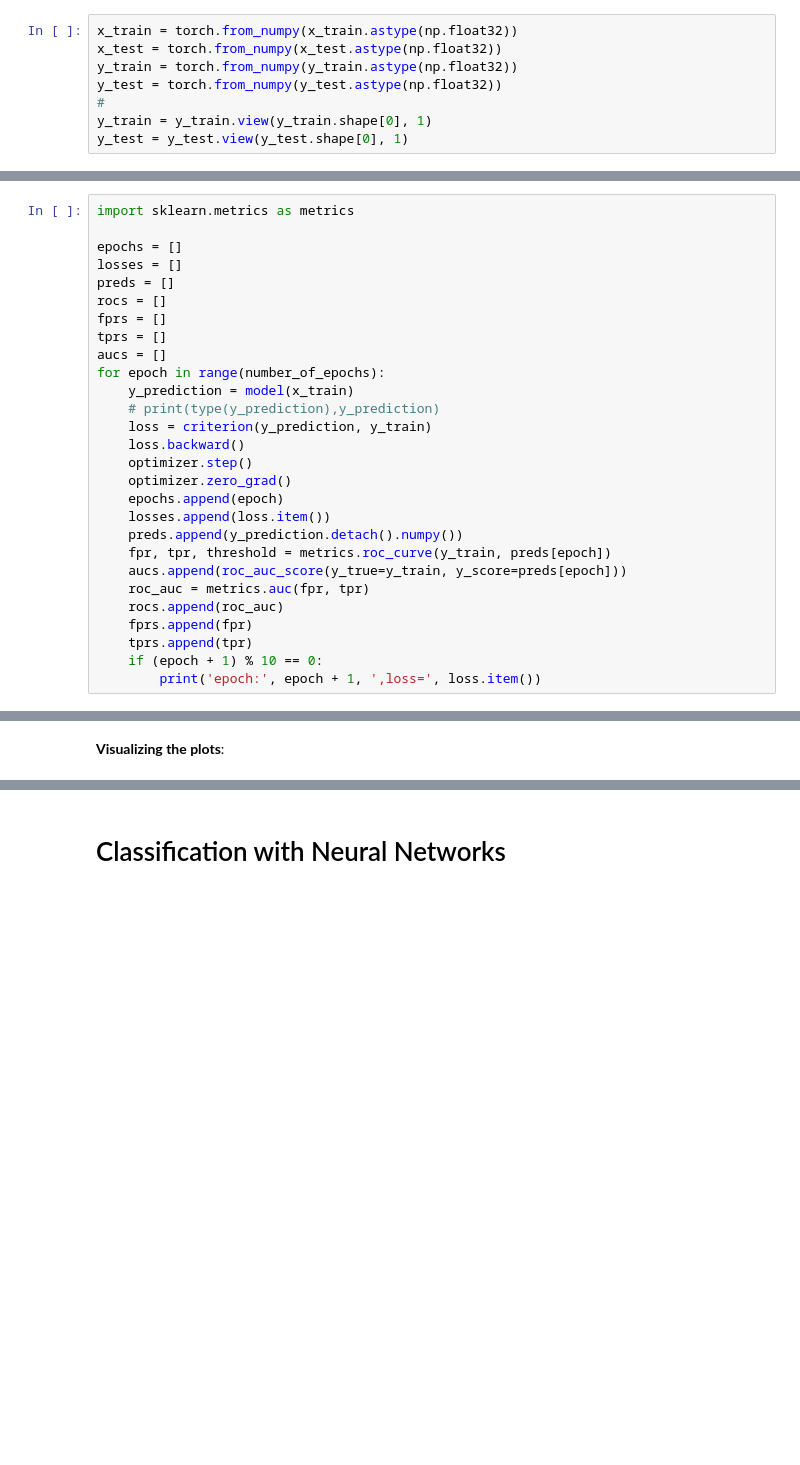
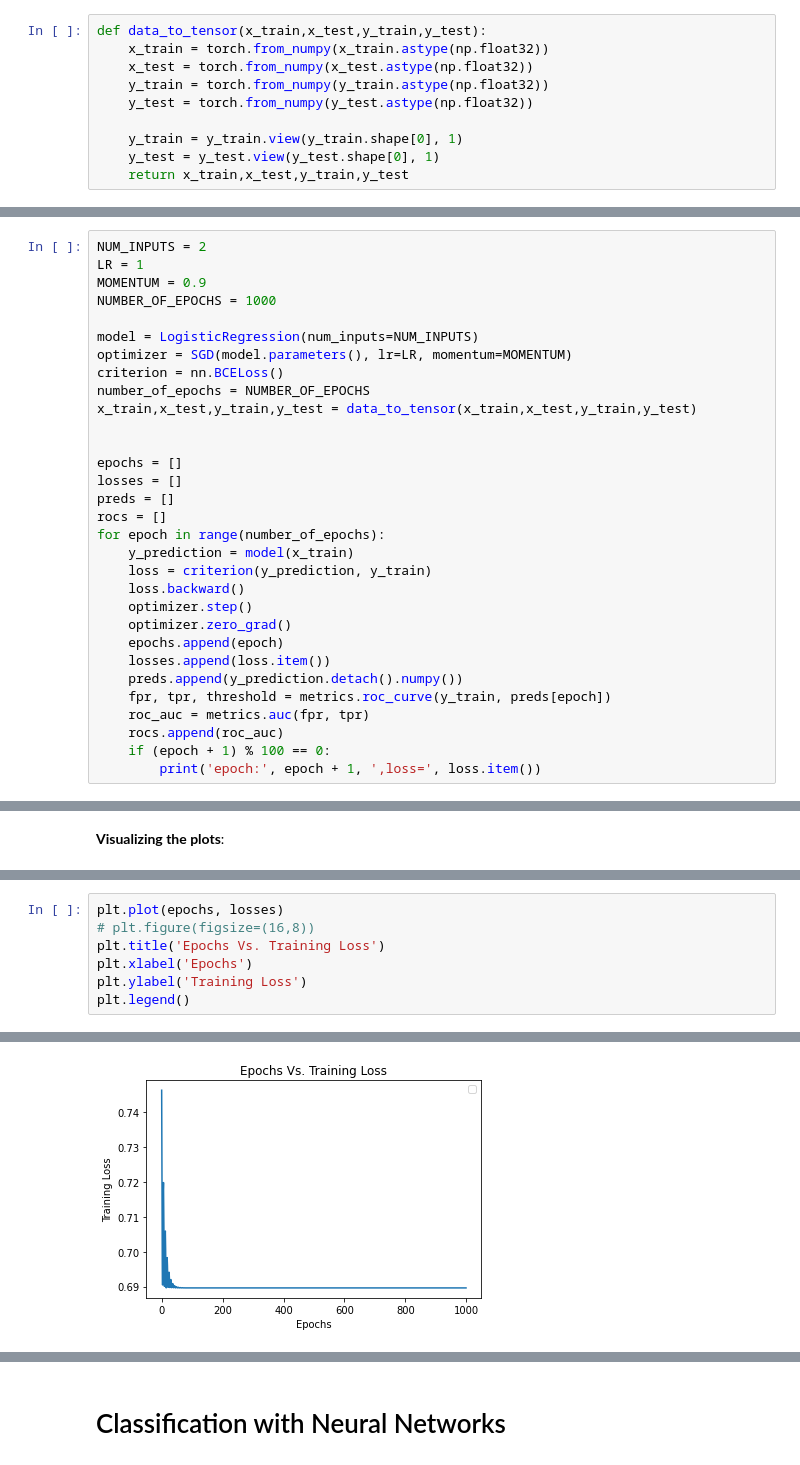
Before and after one commit to danieldemayo/DeepLearning, a Jupyter notebook: EX_1_TAU .ipynb, the cells around one changed output, grey strips where cells are left out. Saved outputs shown, nothing was run; the diff lists cells and outputs as text; blank space fills up the shorter version.

Commit message:
arranged the code of log reg part and allining all data before theortical q7

```diff
--- a/EX_1_TAU .ipynb
+++ b/EX_1_TAU .ipynb
@@ -75,8 +71,10 @@ import torch
 # %%
-x_train = torch.from_numpy(x_train.astype(np.float32))
-x_test = torch.from_numpy(x_test.astype(np.float32))
-y_train = torch.from_numpy(y_train.astype(np.float32))
-y_test = torch.from_numpy(y_test.astype(np.float32))
-#
-y_train = y_train.view(y_train.shape[0], 1)
-y_test = y_test.view(y_test.shape[0], 1)
+def data_to_tensor(x_train,x_test,y_train,y_test):
+    x_train = torch.from_numpy(x_train.astype(np.float32))
+    x_test = torch.from_numpy(x_test.astype(np.float32))
+    y_train = torch.from_numpy(y_train.astype(np.float32))
+    y_test = torch.from_numpy(y_test.astype(np.float32))
+
+    y_train = y_train.view(y_train.shape[0], 1)
+    y_test = y_test.view(y_test.shape[0], 1)
+    return x_train,x_test,y_train,y_test
@@ -100,16 +81,22 @@ number_of_epochs = 1000
 # %%
-import sklearn.metrics as metrics
+NUM_INPUTS = 2
+LR = 1
+MOMENTUM = 0.9
+NUMBER_OF_EPOCHS = 1000
+
+model = LogisticRegression(num_inputs=NUM_INPUTS)
+optimizer = SGD(model.parameters(), lr=LR, momentum=MOMENTUM)
+criterion = nn.BCELoss()
+number_of_epochs = NUMBER_OF_EPOCHS
+x_train,x_test,y_train,y_test = data_to_tensor(x_train,x_test,y_train,y_test)
+
 
 epochs = []
 losses = []
 preds = []
 rocs = []
-fprs = []
-tprs = []
-aucs = []
 for epoch in range(number_of_epochs):
     y_prediction = model(x_train)
-    # print(type(y_prediction),y_prediction)
     loss = criterion(y_prediction, y_train)
     loss.backward()
     optimizer.step()
@@ -118,11 +105,8 @@ for epoch in range(number_of_epochs):
     losses.append(loss.item())
     preds.append(y_prediction.detach().numpy())
     fpr, tpr, threshold = metrics.roc_curve(y_train, preds[epoch])
-    aucs.append(roc_auc_score(y_true=y_train, y_score=preds[epoch]))
     roc_auc = metrics.auc(fpr, tpr)
     rocs.append(roc_auc)
-    fprs.append(fpr)
-    tprs.append(tpr)
-    if (epoch + 1) % 10 == 0:
+    if (epoch + 1) % 100 == 0:
         print('epoch:', epoch + 1, ',loss=', loss.item())
 # %% [output]
@@ -157,0 +129,8 @@ plt.plot(epochs, rocs)
+# %%
+plt.plot(epochs, losses)
+# plt.figure(figsize=(16,8))
+plt.title('Epochs Vs. Training Loss')
+plt.xlabel('Epochs')
+plt.ylabel('Training Loss')
+plt.legend()
+# %% [output]
@@ -157,0 +139 @@ plt.plot(epochs, rocs)
+[figure, added]
```
Also changed, not shown: parts of 17 cells of this notebook.
